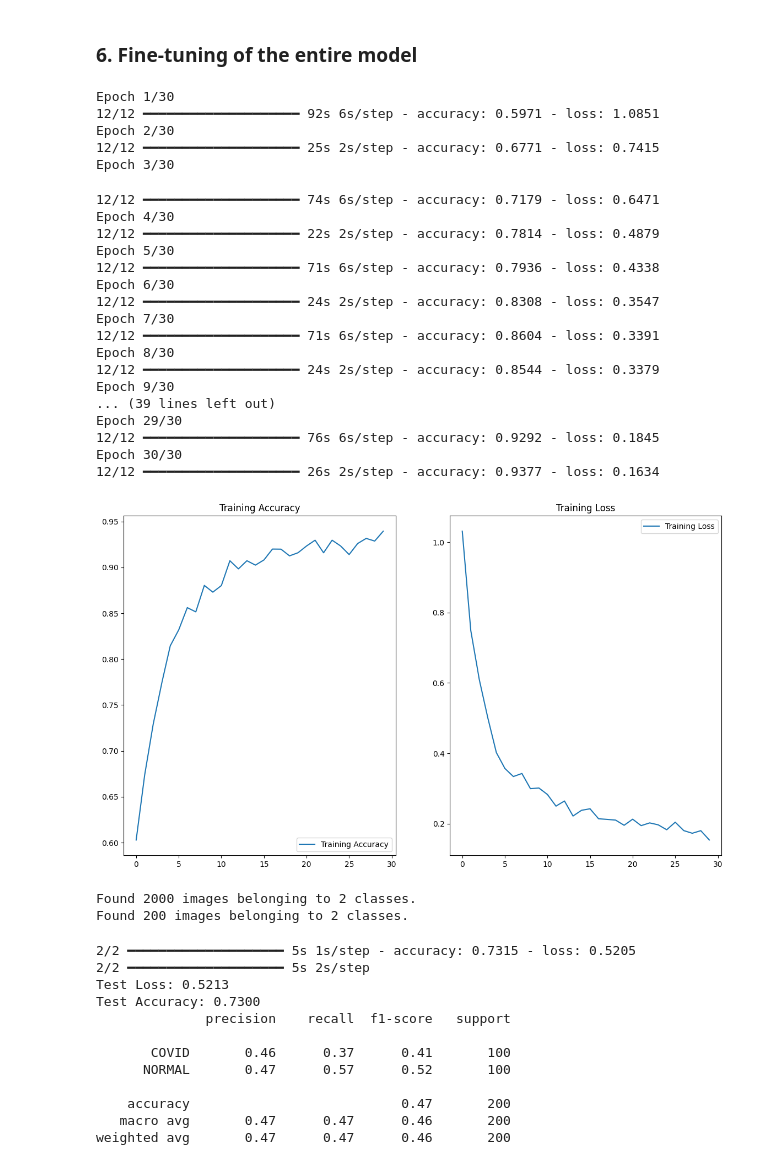
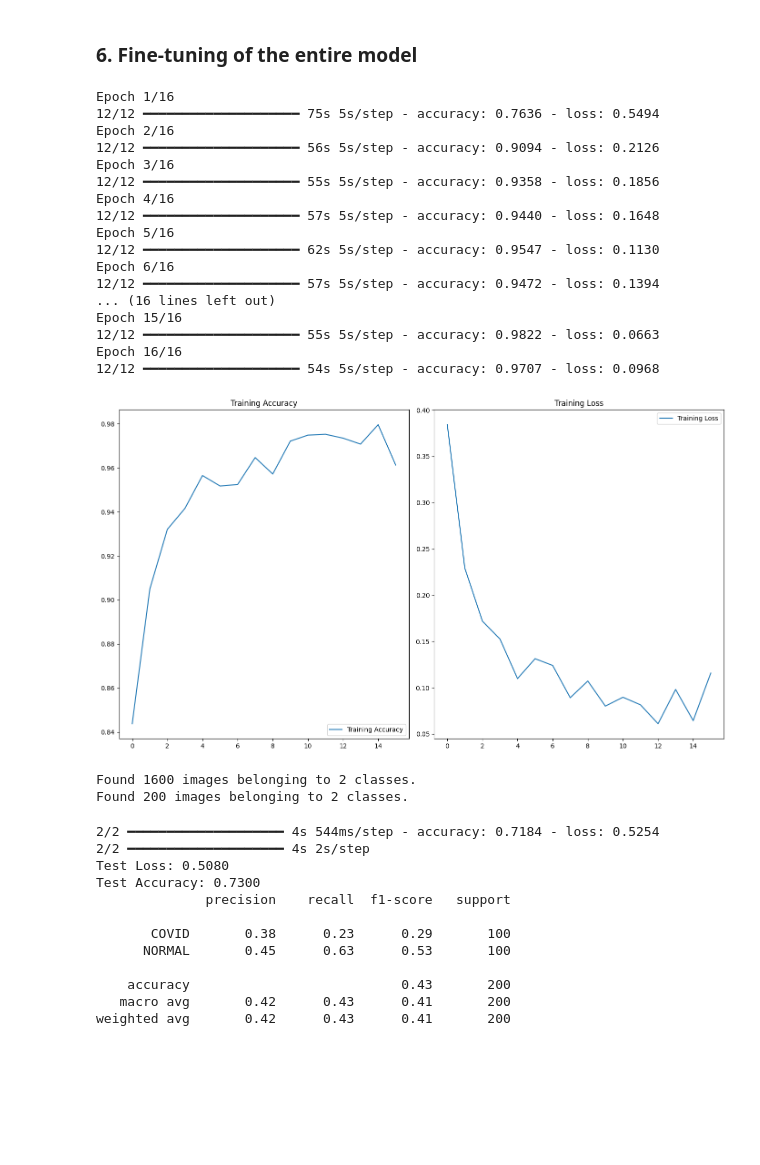
Before and after one commit to marcinjedrych/Project-AI, a Jupyter notebook: Task 3.ipynb, the cells around one changed output. Saved outputs shown, nothing was run; the diff lists cells and outputs as text; code cells hidden in the pictures; blank space fills up the shorter version.

```diff
--- a/Task 3.ipynb
+++ b/Task 3.ipynb
@@ -330,7 +356,7 @@ Total elapsed time: 00h 25m 57s
 # %% [markdown]
 ### 5. Train your pre-trained model
 # %%
-training_data_gen = training_data_Pipeline(128, img_size, 'covid xray/train_val')
+training_data_gen = training_data_Pipeline(128, img_size, train_dir)
 val_data_gen = test_validation_data_Pipeline(128, img_size, train_dir, val_dir)
 full_data_gen = concat_generators(training_data_gen, val_data_gen)
 
@@ -338,6 +364,7 @@ full_data_gen = concat_generators(training_data_gen, val_data_gen)
 batch_size = 128
 learning_rate = 0.001
 dropout_rate = 0.4
+epochs = 16
 
 inputs = Input(shape=(img_height, img_width, 3))
 x = ResNet_model(inputs, training = False)
@@ -396,7 +416,7 @@ loaded_model = load_model("ResNet_model.keras")
 # %%
 loaded_model.get_layer("resnet50v2").trainable = True
 loaded_model.compile(
-    optimizer = keras.optimizers.Adam(learning_rate=1e-5),  # smaller LR for fine-tuning
+    optimizer = keras.optimizers.Adam(learning_rate=learning_rate),
     loss = tf.keras.losses.BinaryCrossentropy(),
     metrics= metrics)
 
@@ -408,36 +428,31 @@ history = loaded_model.fit(
 )
 model.save("ResNet_finetuned_model.keras")
 # %% [output]
-Epoch 1/30
-12/12 ━━━━━━━━━━━━━━━━━━━━ 92s 6s/step - accuracy: 0.5971 - loss: 1.0851
-Epoch 2/30
-12/12 ━━━━━━━━━━━━━━━━━━━━ 25s 2s/step - accuracy: 0.6771 - loss: 0.7415
-Epoch 3/30
+Epoch 1/16
+12/12 ━━━━━━━━━━━━━━━━━━━━ 75s 5s/step - accuracy: 0.7636 - loss: 0.5494
+Epoch 2/16
+12/12 ━━━━━━━━━━━━━━━━━━━━ 56s 5s/step - accuracy: 0.9094 - loss: 0.2126
+Epoch 3/16
+12/12 ━━━━━━━━━━━━━━━━━━━━ 55s 5s/step - accuracy: 0.9358 - loss: 0.1856
+Epoch 4/16
+12/12 ━━━━━━━━━━━━━━━━━━━━ 57s 5s/step - accuracy: 0.9440 - loss: 0.1648
+Epoch 5/16
+12/12 ━━━━━━━━━━━━━━━━━━━━ 62s 5s/step - accuracy: 0.9547 - loss: 0.1130
+Epoch 6/16
+12/12 ━━━━━━━━━━━━━━━━━━━━ 57s 5s/step - accuracy: 0.9472 - loss: 0.1394
+... (16 lines left out)
+Epoch 15/16
+12/12 ━━━━━━━━━━━━━━━━━━━━ 55s 5s/step - accuracy: 0.9822 - loss: 0.0663
+Epoch 16/16
+12/12 ━━━━━━━━━━━━━━━━━━━━ 54s 5s/step - accuracy: 0.9707 - loss: 0.0968
-12/12 ━━━━━━━━━━━━━━━━━━━━ 74s 6s/step - accuracy: 0.7179 - loss: 0.6471
-Epoch 4/30
-12/12 ━━━━━━━━━━━━━━━━━━━━ 22s 2s/step - accuracy: 0.7814 - loss: 0.4879
-Epoch 5/30
-12/12 ━━━━━━━━━━━━━━━━━━━━ 71s 6s/step - accuracy: 0.7936 - loss: 0.4338
-Epoch 6/30
-12/12 ━━━━━━━━━━━━━━━━━━━━ 24s 2s/step - accuracy: 0.8308 - loss: 0.3547
-Epoch 7/30
-12/12 ━━━━━━━━━━━━━━━━━━━━ 71s 6s/step - accuracy: 0.8604 - loss: 0.3391
-Epoch 8/30
-12/12 ━━━━━━━━━━━━━━━━━━━━ 24s 2s/step - accuracy: 0.8544 - loss: 0.3379
-Epoch 9/30
-... (39 lines left out)
-Epoch 29/30
-12/12 ━━━━━━━━━━━━━━━━━━━━ 76s 6s/step - accuracy: 0.9292 - loss: 0.1845
-Epoch 30/30
-12/12 ━━━━━━━━━━━━━━━━━━━━ 26s 2s/step - accuracy: 0.9377 - loss: 0.1634
 # %%
-plot_accuracy_loss(history, epochs)
+plot_accuracy_loss(history, epochs, validation = False)
 # %% [output]
-[figure, old version]
+[figure, new version]
 # %%
 final_model = load_model("ResNet_finetuned_model.keras")
 # %%
-test_data_gen = test_validation_data_Pipeline(batch_size, img_size, 'covid xray/train_val', test_dir)
+test_data_gen = test_validation_data_Pipeline(batch_size, img_size, train_dir, test_dir)
 loss, accuracy = final_model.evaluate(test_data_gen)
 
 y_true = test_data_gen.classes
@@ -448,20 +463,20 @@ print(f"Test Loss: {loss:.4f}")
 print(f"Test Accuracy: {accuracy:.4f}")
 print(classification_report(y_true, y_pred, target_names=test_data_gen.class_indices.keys()))
 # %% [output]
-Found 2000 images belonging to 2 classes.
+Found 1600 images belonging to 2 classes.
 Found 200 images belonging to 2 classes.
-2/2 ━━━━━━━━━━━━━━━━━━━━ 5s 1s/step - accuracy: 0.7315 - loss: 0.5205
-2/2 ━━━━━━━━━━━━━━━━━━━━ 5s 2s/step
-Test Loss: 0.5213
+2/2 ━━━━━━━━━━━━━━━━━━━━ 4s 544ms/step - accuracy: 0.7184 - loss: 0.5254
+2/2 ━━━━━━━━━━━━━━━━━━━━ 4s 2s/step
+Test Loss: 0.5080
 Test Accuracy: 0.7300
               precision    recall  f1-score   support
 
-       COVID       0.46      0.37      0.41       100
-      NORMAL       0.47      0.57      0.52       100
+       COVID       0.38      0.23      0.29       100
+      NORMAL       0.45      0.63      0.53       100
 
-    accuracy                           0.47       200
-   macro avg       0.47      0.47      0.46       200
-weighted avg       0.47      0.47      0.46       200
+    accuracy                           0.43       200
+   macro avg       0.42      0.43      0.41       200
+weighted avg       0.42      0.43      0.41       200
 # %%
 plot_confusion_matrix(y_true, y_pred, test_data_gen)
 # %% [output]
```
Also changed, not shown: parts of 14 cells of this notebook, 3 other files.
